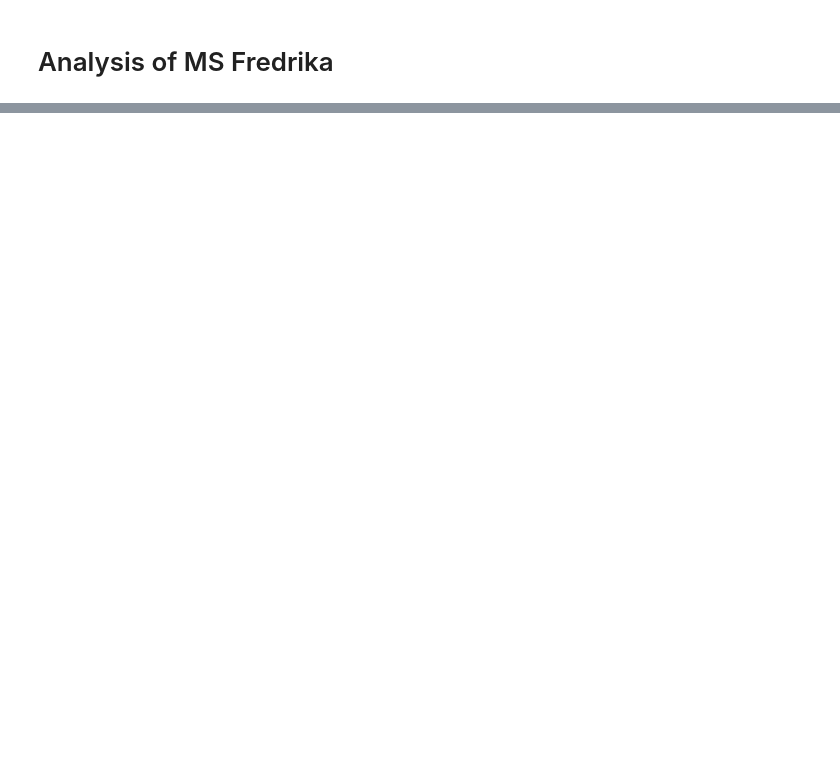
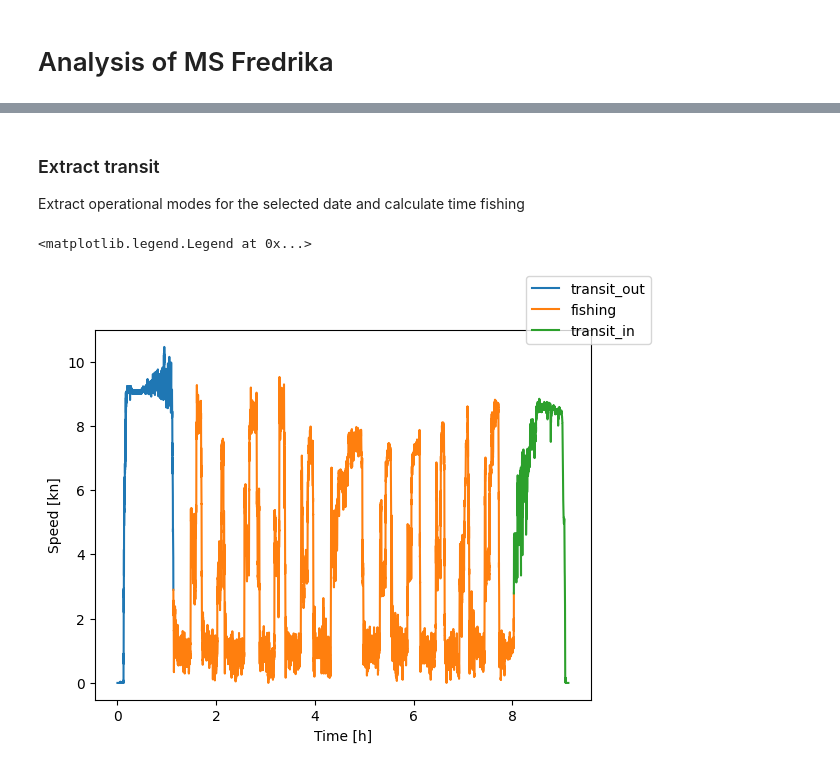
Before and after one commit to arvidsorfeldt/py-fish, a Jupyter notebook: fredrika.ipynb, the cells around one changed output, grey strips where cells are left out. Drawn from its saved outputs; the diff is of its cells as text; code cells hidden in the pictures; blank space fills up the shorter version.

```diff
--- a/fredrika.ipynb
+++ b/fredrika.ipynb
@@ -159,0 +40,5 @@ fig.legend()
+# %%
+ENGINE_RATING = 242.0
+LENGTH = 11.91
+BEAM = 4
+DATE = "2023-10-24"
@@ -159,0 +179,15 @@ fig.legend()
+# %% [markdown]
+### Extract transit
+Extract operational modes for the selected date and calculate time fishing
+# %%
+fig, ax = plt.subplots()
+measured_speed_profile = speed_profile_from_data(DATE)
+(transit_out, fishing, transit_in) = extract_transit_speed(measured_speed_profile)
+time_fishing = fishing[-1, 0] - fishing[0, 0]
+plot_profiles(ax, transit_out=transit_out, fishing=fishing, transit_in=transit_in)
+ax.set_xlabel("Time [h]")
+ax.set_ylabel("Speed [kn]")
+fig.legend()
+# %% [output]
+<matplotlib.legend.Legend at 0x...>
+[figure, added]
```
Also changed, not shown: parts of 32 cells of this notebook, 6 other files.
